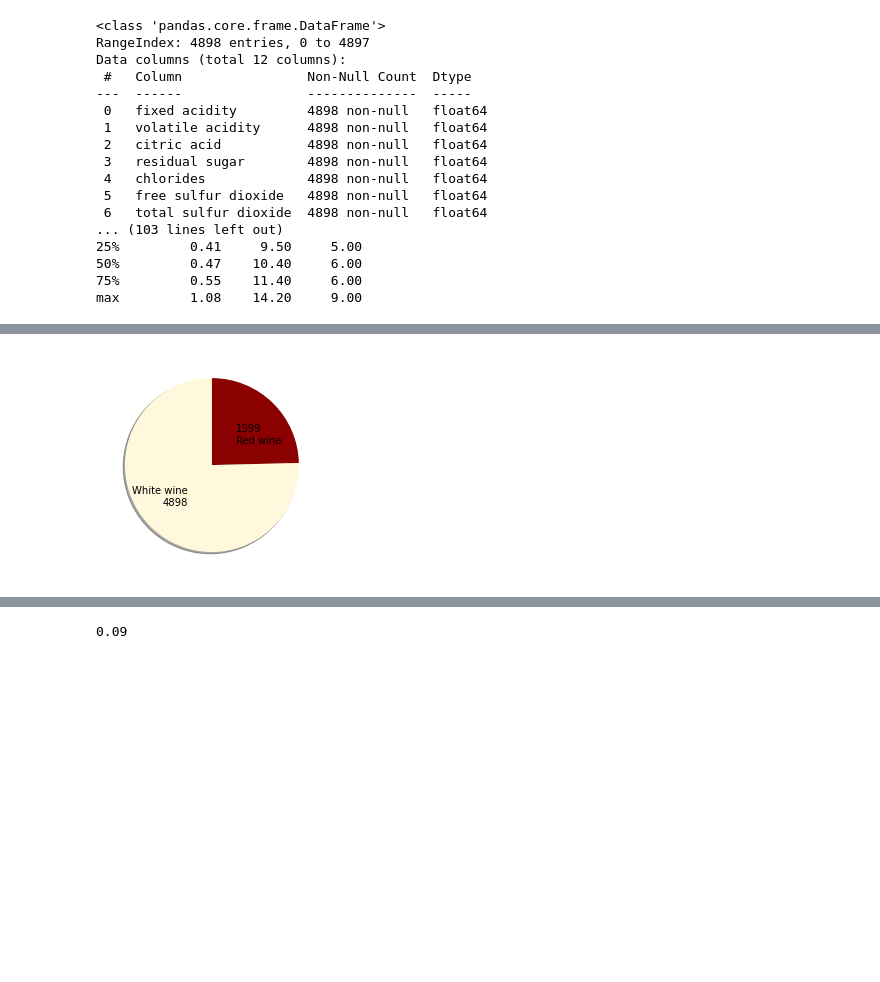
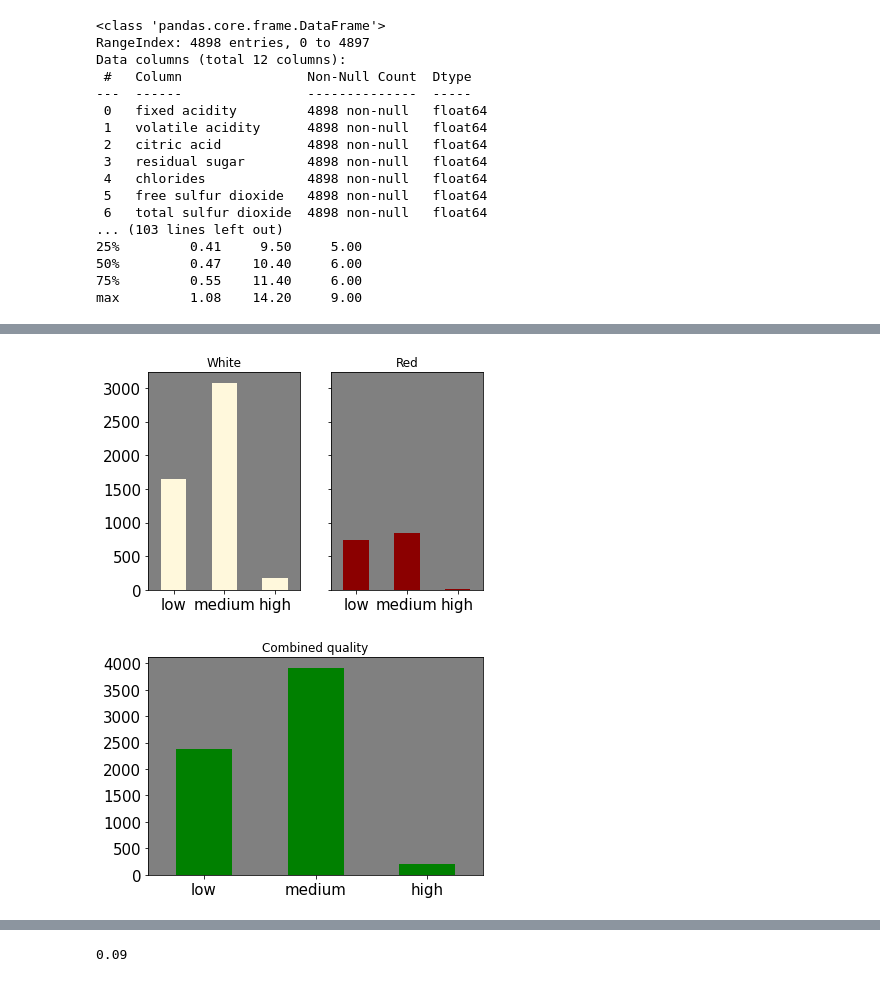
Before and after one commit to killianmeehan/Wine-analysis, a Jupyter notebook: Wine analysis.ipynb, the cells around one changed output, grey strips where cells are left out. Drawn from its saved outputs; the diff is of its cells as text; code cells hidden in the pictures; blank space fills up the shorter version.

```diff
--- a/Wine analysis.ipynb
+++ b/Wine analysis.ipynb
@@ -96,20 +112,23 @@ wines = pd.concat([red_wine, white_wine])
 
 # re-shuffle records just to randomize data points as you may have a problem when fitting machine learning model. Dataset may not be split in a fair way.
 wines = wines.sample(frac=1, random_state=42).reset_index(drop=True)
-# %%
-#Create a pie chart to show quantities of red vs white wine in dataframes.
-#Some difficulty in getting the actual values to display on the chart, as by default autopct will just show the percentage.
-# So a custom function was used to calculate the original value from the input array back by comparing the difference between the calculated
-# value and the input array. This function is then called by autopct to apply the value to the appropriate wedge.
-
-wines_p = np.array([red_wine.shape[0], white_wine.shape[0]])
-
-def absolute_value(val):
-    a  = wines_p[np.abs(wines_p - val/100.*wines_p.sum()).argmin()]
-    return a
-
-plt.pie(wines_p, labels=['Red wine', 'White wine'], colors=['darkred', 'cornsilk'], pctdistance=0.6, autopct=absolute_value,
-shadow=True, labeldistance=0.4, startangle=90, counterclock=False, frame=False)
-plt.show()
-# %% [output]
-[figure, removed]
+# %%
+# Plot to show the distribution of qualities.
+# We need to be careful with weighting this data as it is a very unbalanced set.
+# Also it does not look like we should take the quality split (low/med/high)... investigate a better split.
+
+label_sort=pd.Categorical(['low', 'medium', 'high'], ordered=True)
+
+qred=pd.DataFrame(data=(red_wine['quality_label'].value_counts().sort_index(level=label_sort)))
+qwhite=pd.DataFrame(data=(white_wine['quality_label'].value_counts().sort_index(level=label_sort)))
+quality=pd.DataFrame(data=(wines['quality_label'].value_counts().sort_index(level=label_sort)))
+
+figure, axes = plt.subplots(1, 2, sharey=True)
+plt.subplots_adjust(hspace=.0)
+qwhite.plot(ax=axes[0], kind='bar', rot=0, fontsize=15, legend=None, color='cornsilk'); axes[0].set_title('White')
+qred.plot(ax=axes[1], kind='bar', rot=0, fontsize=15, legend=None, color='darkred'); axes[1].set_title('Red')
+
+quality.plot(y="quality_label", kind="bar", rot=0, fontsize=15, legend=None, color='g').set_title('Combined quality');
+# %% [output]
+[figure, added]
+[figure, added]
```
Also changed, not shown: parts of 23 cells of this notebook, 2 other files.
